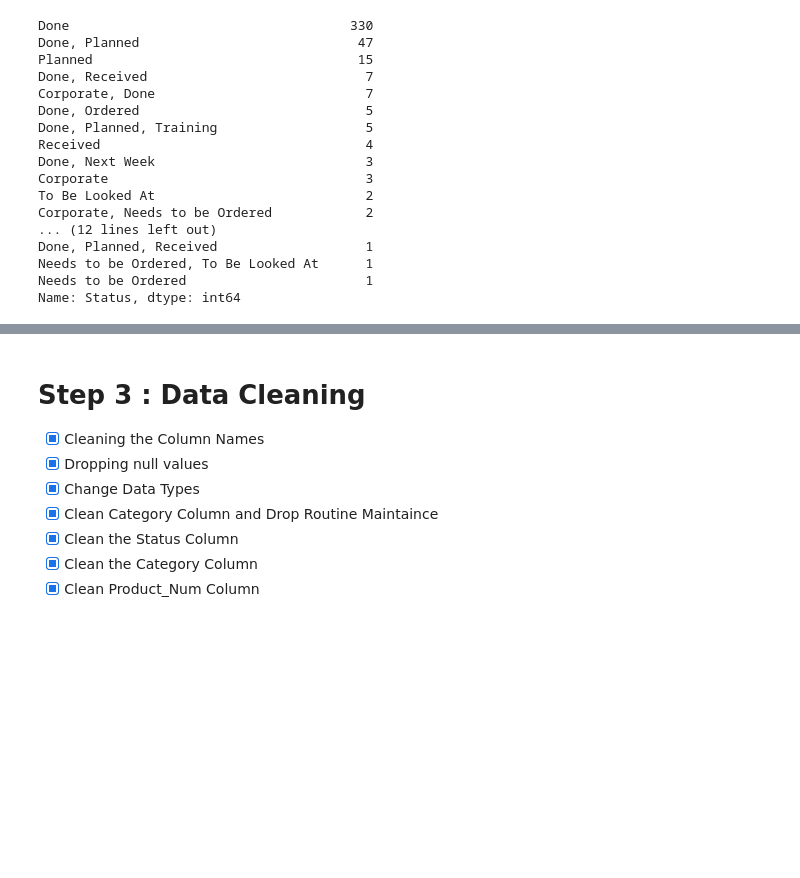
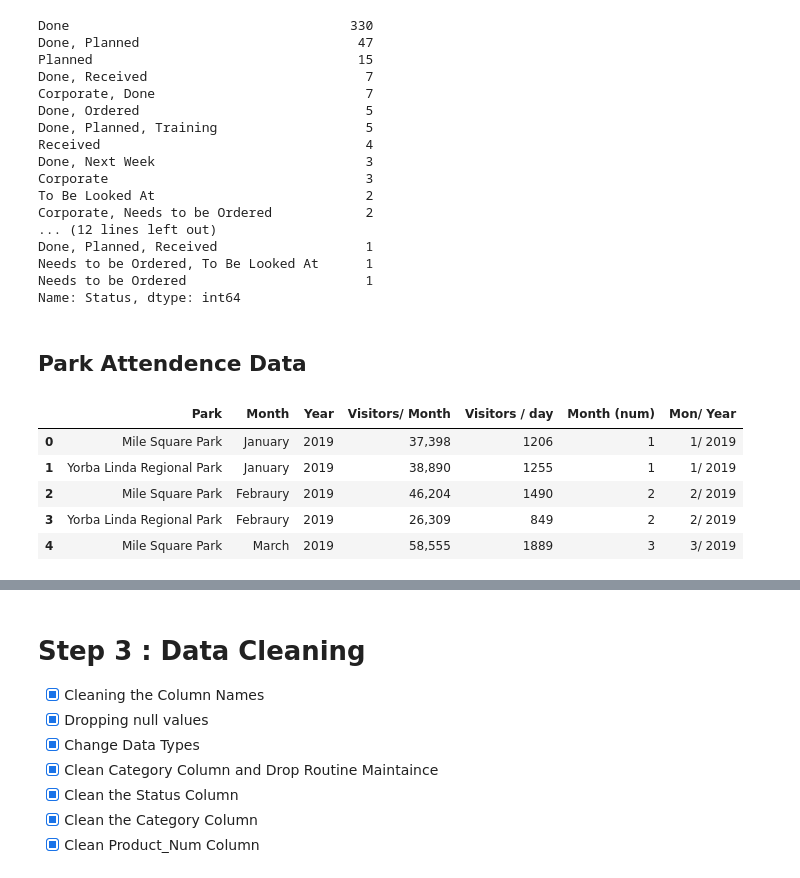
Before and after one commit to robertmounce/Python_Portfolio, a Jupyter notebook: wheel-fun-rentals-cleaning-and-basic-analysis.ipynb, the cells around one changed output, grey strips where cells are left out. Drawn from its saved outputs; the diff is of its cells as text; code cells hidden in the pictures; blank space fills up the shorter version.

```diff
--- a/wheel-fun-rentals-cleaning-and-basic-analysis.ipynb
+++ b/wheel-fun-rentals-cleaning-and-basic-analysis.ipynb
@@ -193,3 +196,14 @@ Done, Planned, Received                   1
 Needs to be Ordered, To Be Looked At      1
 Needs to be Ordered                       1
 Name: Status, dtype: int64
+# %% [markdown]
+## Park Attendence Data
+# %%
+pk.head()
+# %% [output]
+|  | Park | Month | Year | Visitors/ Month | Visitors / day | Month (num) | Mon/ Year |
+| 0 | Mile Square Park | January | 2019 | 37,398 | 1206 | 1 | 1/ 2019 |
+| 1 | Yorba Linda Regional Park | January | 2019 | 38,890 | 1255 | 1 | 1/ 2019 |
+| 2 | Mile Square Park | Febraury | 2019 | 46,204 | 1490 | 2 | 2/ 2019 |
+| 3 | Yorba Linda Regional Park | Febraury | 2019 | 26,309 | 849 | 2 | 2/ 2019 |
+| 4 | Mile Square Park | March | 2019 | 58,555 | 1889 | 3 | 3/ 2019 |
```
Also changed, not shown: parts of 12 cells of this notebook.
